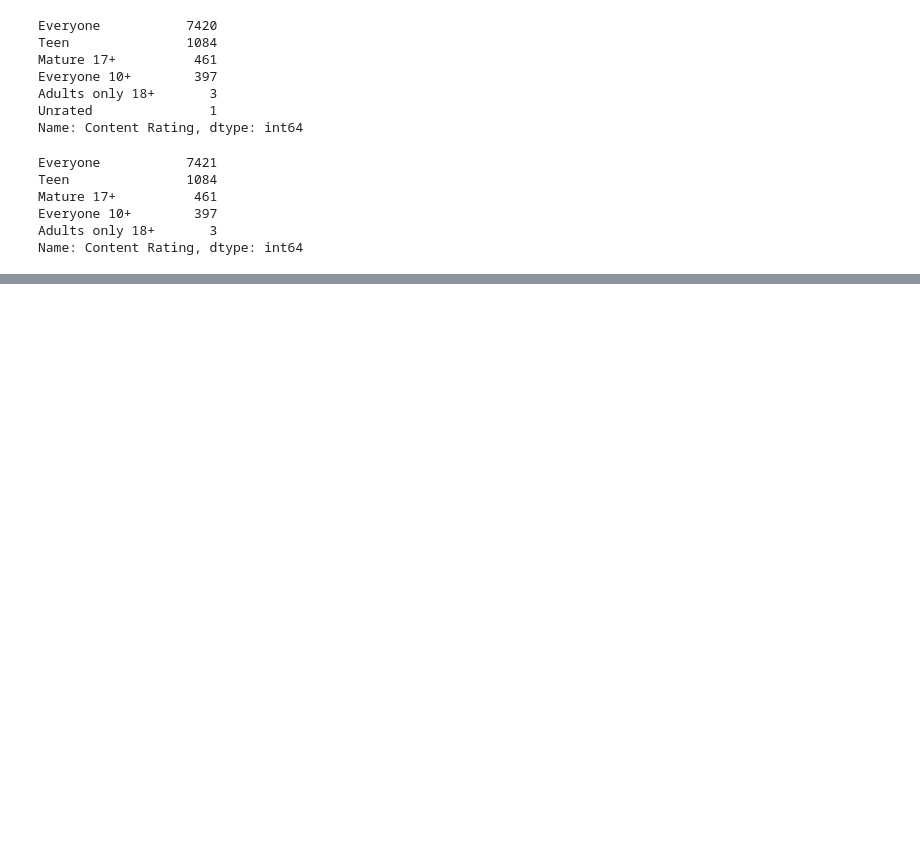
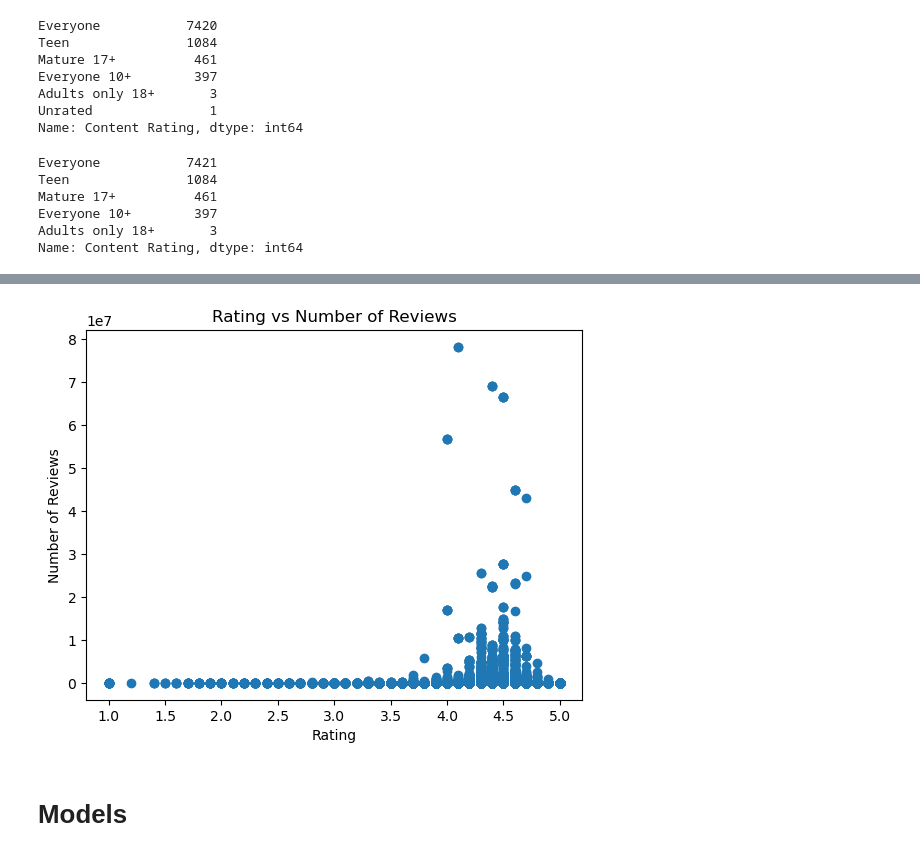
Before and after one commit to LYS312/TheAnalysts, a Jupyter notebook: TheAnalysts/TheAnalysts.ipynb, the cells around one changed output, grey strips where cells are left out. Drawn from its saved outputs; the diff is of its cells as text; code cells hidden in the pictures; blank space fills up the shorter version.

```diff
--- a/TheAnalysts/TheAnalysts.ipynb
+++ b/TheAnalysts/TheAnalysts.ipynb
@@ -598,0 +944,14 @@ Name: Content Rating, dtype: int64
+# %%
+# Filter out apps with missing ratings or reviews
+df = df.dropna(subset=['Rating', 'Reviews'])
+
+# Create a scatter plot of rating vs reviews
+plt.scatter(df['Rating'], df['Reviews'])
+plt.xlabel('Rating')
+plt.ylabel('Number of Reviews')
+plt.title('Rating vs Number of Reviews')
+plt.show()
+# %% [output]
+[figure, added]
+# %% [markdown]
+# Models
```
Also changed, not shown: parts of 40 cells of this notebook.
